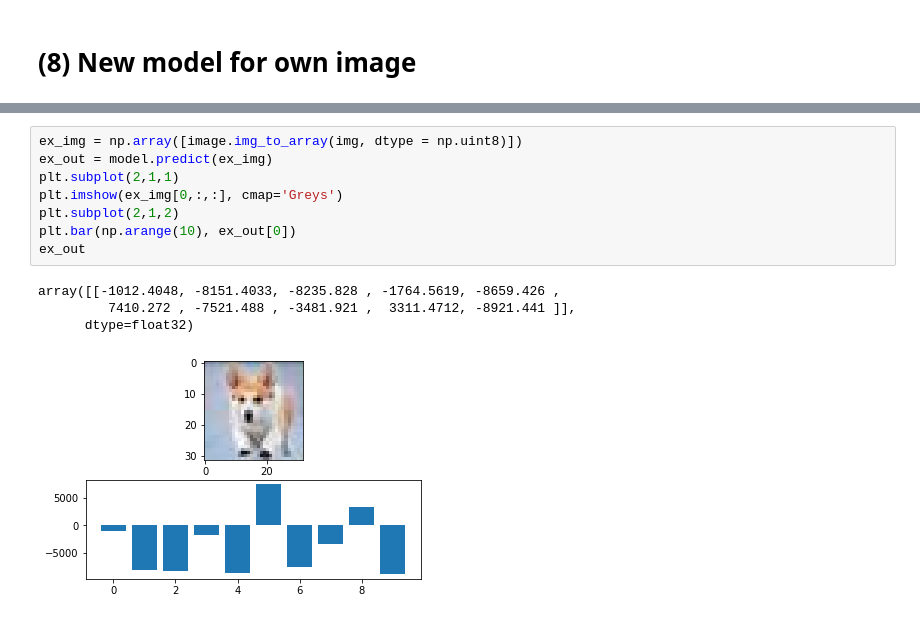
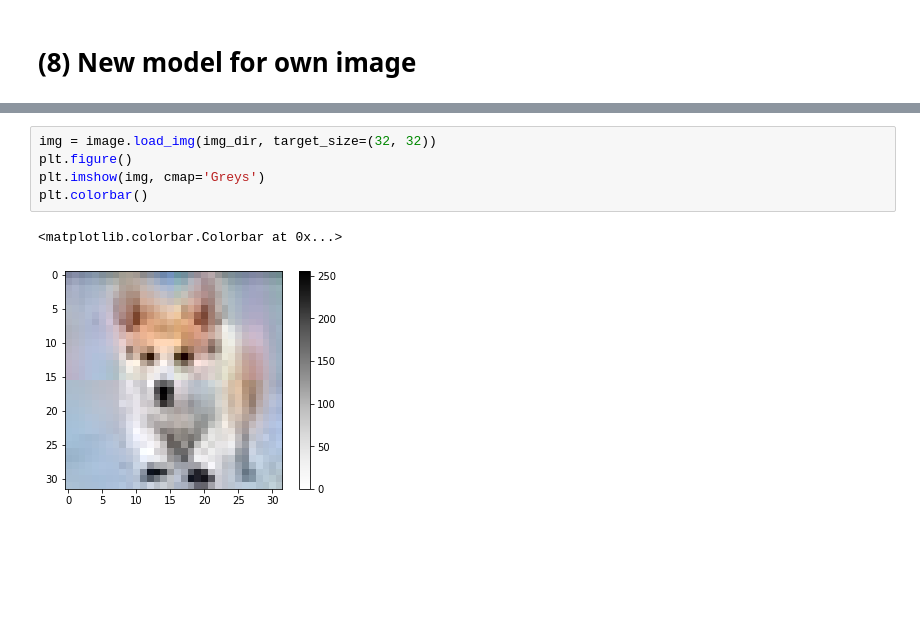
Before and after one commit to ric3b0wl/ECGR4090-ML-IoT, a Jupyter notebook: hw2/hw2.ipynb, the cells around one changed output, grey strips where cells are left out. Drawn from its saved outputs; the diff is of its cells as text; blank space fills up the shorter version.

```diff
--- a/hw2/hw2.ipynb
+++ b/hw2/hw2.ipynb
@@ -227,13 +220,8 @@ plt.imshow(img)
 # %%
-ex_img = np.array([image.img_to_array(img, dtype = np.uint8)])
-ex_out = model.predict(ex_img)
-plt.subplot(2,1,1)
-plt.imshow(ex_img[0,:,:], cmap='Greys')
-plt.subplot(2,1,2)
-plt.bar(np.arange(10), ex_out[0])
-ex_out
+img = image.load_img(img_dir, target_size=(32, 32))
+plt.figure()
+plt.imshow(img, cmap='Greys')
+plt.colorbar()
 # %% [output]
-array([[-1012.4048, -8151.4033, -8235.828 , -1764.5619, -8659.426 ,
-         7410.272 , -7521.488 , -3481.921 ,  3311.4712, -8921.441 ]],
-      dtype=float32)
+<matplotlib.colorbar.Colorbar at 0x...>
-[figure, old version]
+[figure, new version]
```
Also changed, not shown: parts of 12 cells of this notebook.
